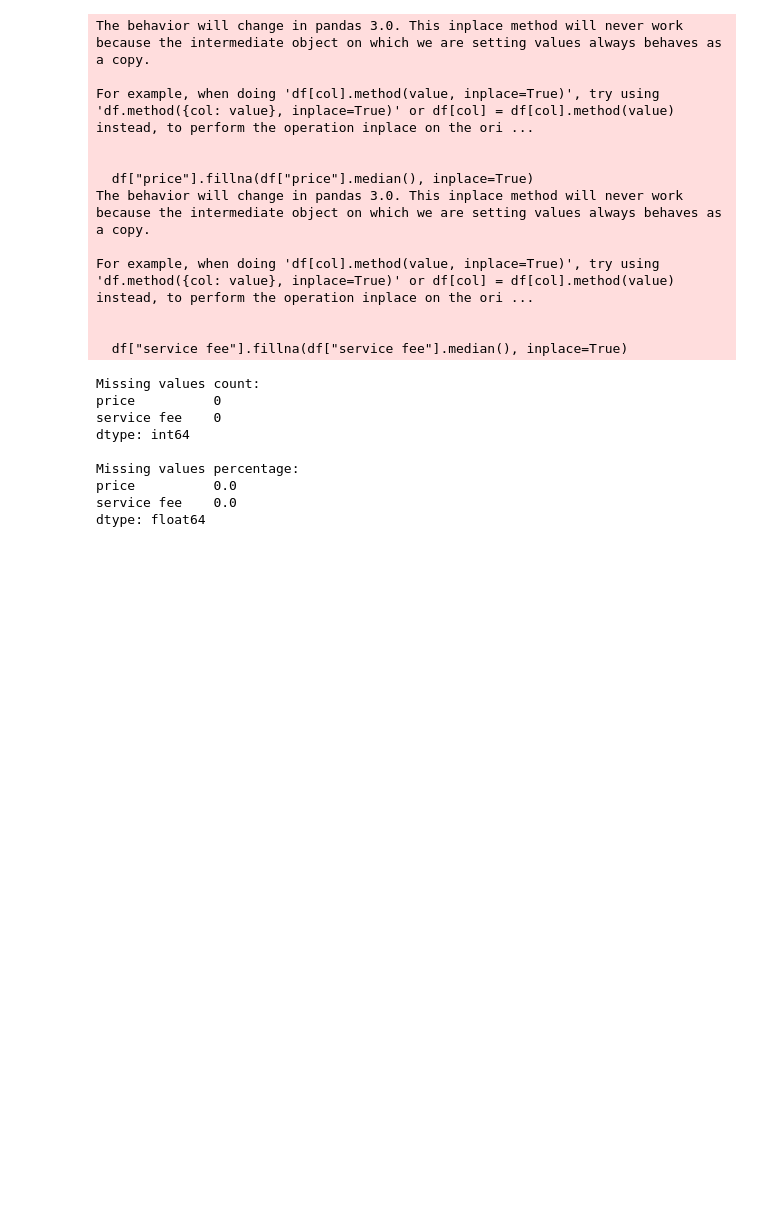
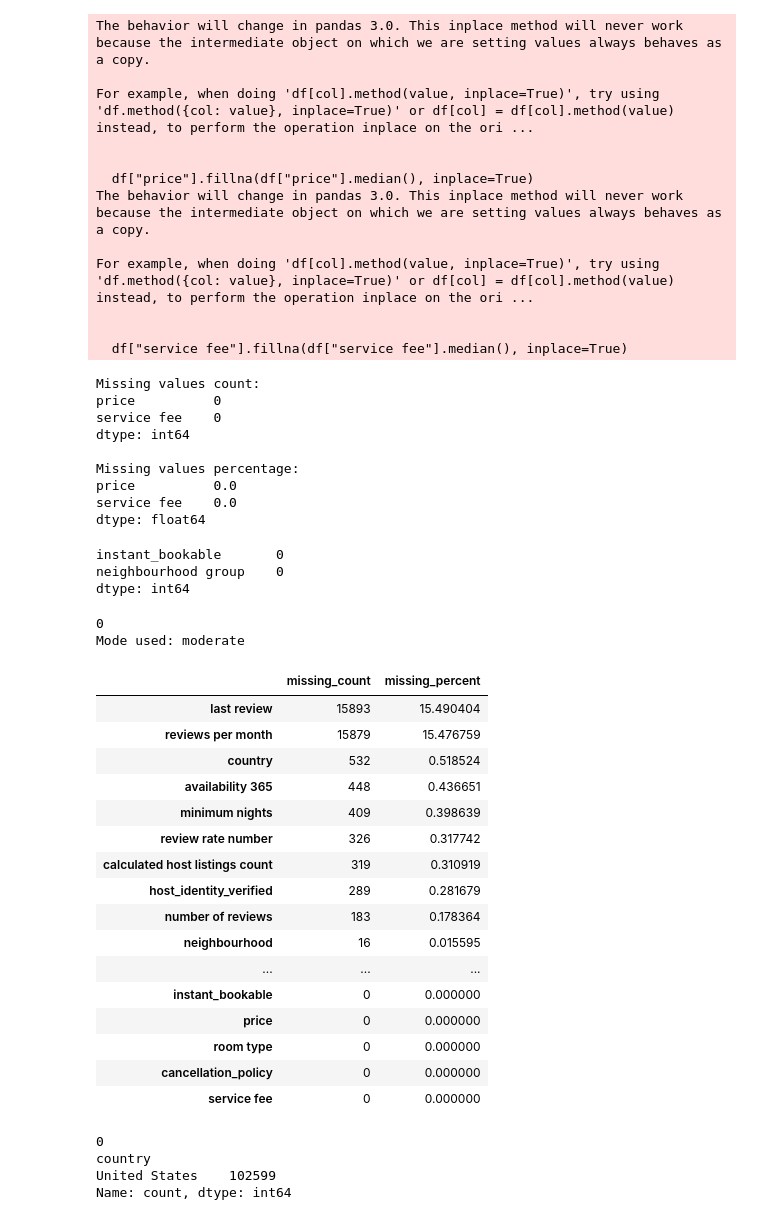
Before and after one commit to Dunith-M/Pricing-and-Demand-Optimization-System-, a Jupyter notebook: notebooks/1_handling_missing_values.ipynb, the cells around one changed output. Cells and saved outputs as stored; diff of their text form; code cells hidden in the pictures; blank space fills up the shorter version.

```diff
--- a/notebooks/eda_airbnb.ipynb
+++ b/notebooks/1_handling_missing_values.ipynb
@@ -274,3 +274,73 @@ Missing values percentage:
 price          0.0
 service fee    0.0
 dtype: float64
+# %%
+cols_mode = [
+    "instant_bookable",
+    "neighbourhood group"
+]
+
+for col in cols_mode:
+    mode_value = df[col].mode()[0]
+    df[col].fillna(mode_value, inplace=True)
+
+# Check
+print(df[cols_mode].isnull().sum())
+# %% [output]
+instant_bookable       0
+neighbourhood group    0
+dtype: int64
+# %%
+# Standardize values first
+df["cancellation_policy"] = df["cancellation_policy"].str.lower().str.strip()
+
+# Get mode
+mode_value = df["cancellation_policy"].mode(dropna=True)[0]
+
+# Fill missing values
+df["cancellation_policy"] = df["cancellation_policy"].fillna(mode_value)
+
+# Check
+print(df["cancellation_policy"].isnull().sum())
+print("Mode used:", mode_value)
+# %% [output]
+0
+Mode used: moderate
+# %%
+missing = df.isnull().sum().sort_values(ascending=False)
+missing_pct = (missing / len(df)) * 100
+
+missing_df = pd.DataFrame({
+    "missing_count": missing,
+    "missing_percent": missing_pct
+})
+
+missing_df.head(20)
+# %% [output]
+|  | missing_count | missing_percent |
+| last review | 15893 | 15.490404 |
+| reviews per month | 15879 | 15.476759 |
+| country | 532 | 0.518524 |
+| availability 365 | 448 | 0.436651 |
+| minimum nights | 409 | 0.398639 |
+| review rate number | 326 | 0.317742 |
+| calculated host listings count | 319 | 0.310919 |
+| host_identity_verified | 289 | 0.281679 |
+| number of reviews | 183 | 0.178364 |
+| neighbourhood | 16 | 0.015595 |
+| ... | ... | ... |
+| instant_bookable | 0 | 0.000000 |
+| price | 0 | 0.000000 |
+| room type | 0 | 0.000000 |
+| cancellation_policy | 0 | 0.000000 |
+| service fee | 0 | 0.000000 |
+# %%
+df["country"].fillna("United States")
+
+print(df["country"].isnull().sum())
+print(df["country"].value_counts().head())
+# %% [output]
+0
+country
+United States    102599
+Name: count, dtype: int64
```
Also changed, not shown: parts of 1 cell of this notebook.
